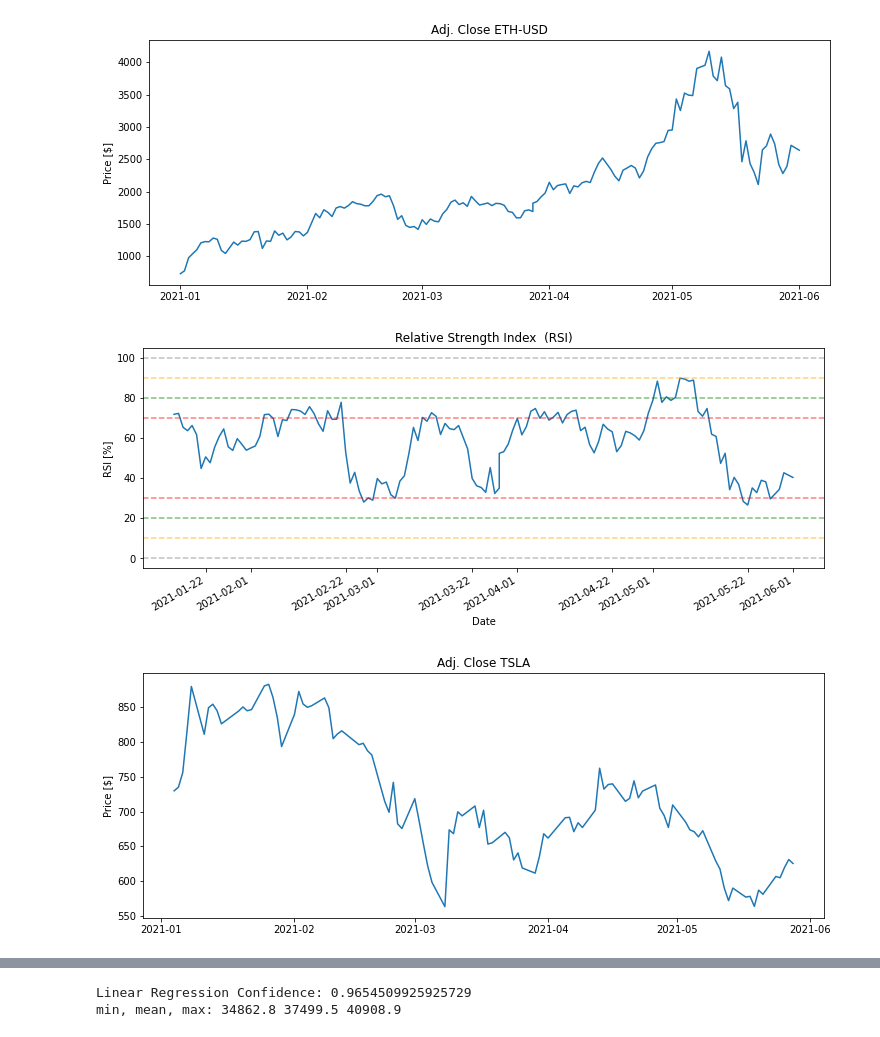
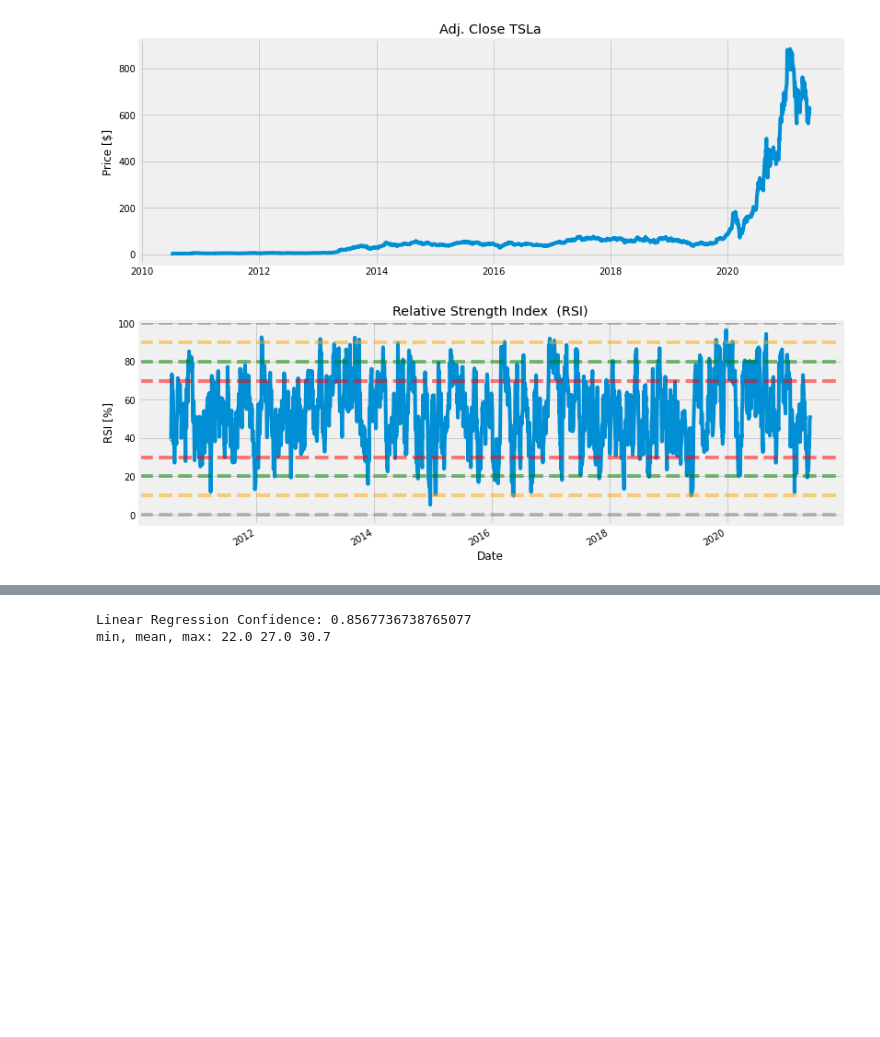
Before and after one commit to Elchin/DATFINTS, a Jupyter notebook: examples.ipynb, the cells around one changed output, grey strips where cells are left out. Cells and saved outputs as stored; diff of their text form; code cells hidden in the pictures; blank space fills up the shorter version.

```diff
--- a/examples.ipynb
+++ b/examples.ipynb
@@ -1,18 +1,18 @@
 # %%
 import numpy as np
 import pandas as pd
-from pandas_datareader import data as wb
+#from pandas_datareader import data as wb
 import datfints_utils as df_utils
 #from pandas.plotting import scatter_matrix
-from sklearn.linear_model import LinearRegression
-from sklearn.model_selection import train_test_split
+#from sklearn.linear_model import LinearRegression
+#from sklearn.model_selection import train_test_split
 import matplotlib.pyplot as plt
+plt.style.use('fivethirtyeight')
 %matplotlib inline
 # %%
-df_utils.calc_rsi('ETH-USD','2021-1-1')
-df_utils.calc_rsi('TSLA','2021-1-1')
-df_utils.calc_rsi('BTC-USD','2021-1-1')
+#df_utils.calc_rsi('ETH-USD','2021-1-1')
+df_utils.calc_rsi('TSLa','2010-1-1')
+#df_utils.calc_rsi('BTC-USD','2021-1-1')
 # %% [output]
-[figure, old version]
+[figure, new version]
-[figure, old version]
+[figure, new version]
-[figure, removed]
@@ -22,10 +19,10 @@ df_utils.calc_rsi('BTC-USD','2021-1-1')
 # %%
-price=df_utils.stock_price_prediction('BTC-USD','2019-1-1')
+price=df_utils.stock_price_prediction('PLUG','2018-1-1')
 print('min, mean, max:',
       round(min(price),1),round(np.mean(price),1),round(max(price),1))
 # %% [output]
-Linear Regression Confidence: 0.9654509925925729
-min, mean, max: 34862.8 37499.5 40908.9
+Linear Regression Confidence: 0.8567736738765077
+min, mean, max: 22.0 27.0 30.7
 # %%
 plt.plot(price)
 plt.title('12 days price prediction')
```
Also changed, not shown: parts of 4 cells of this notebook, 1 other file.
